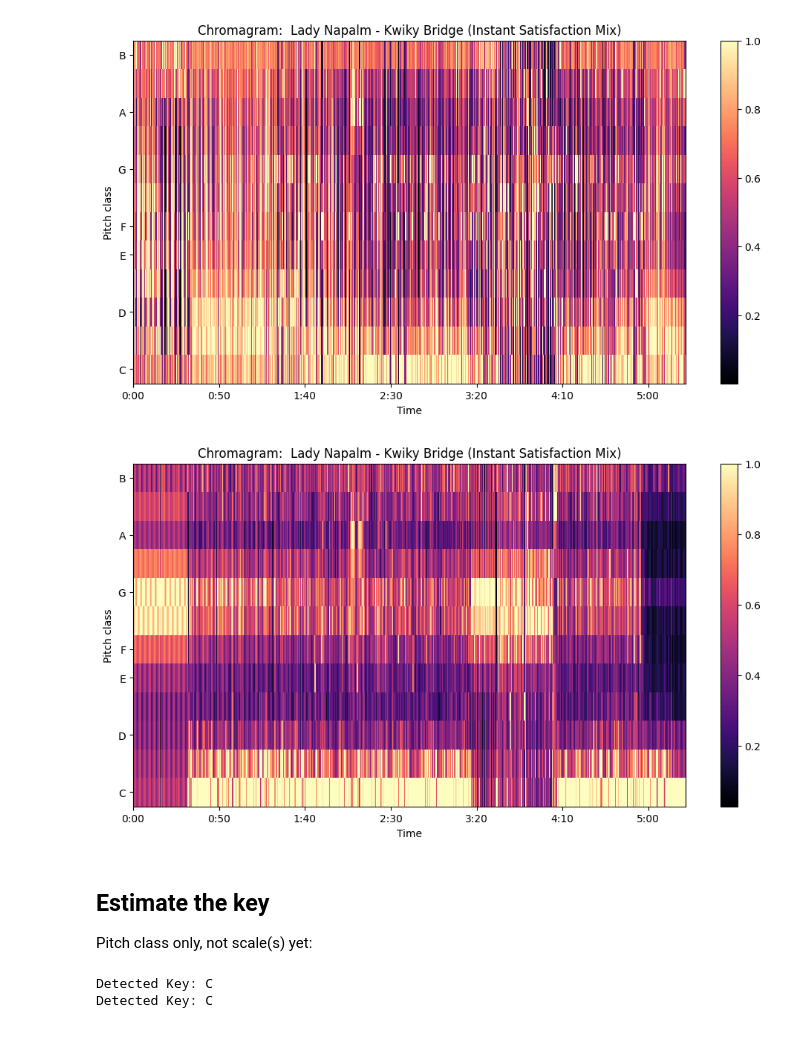
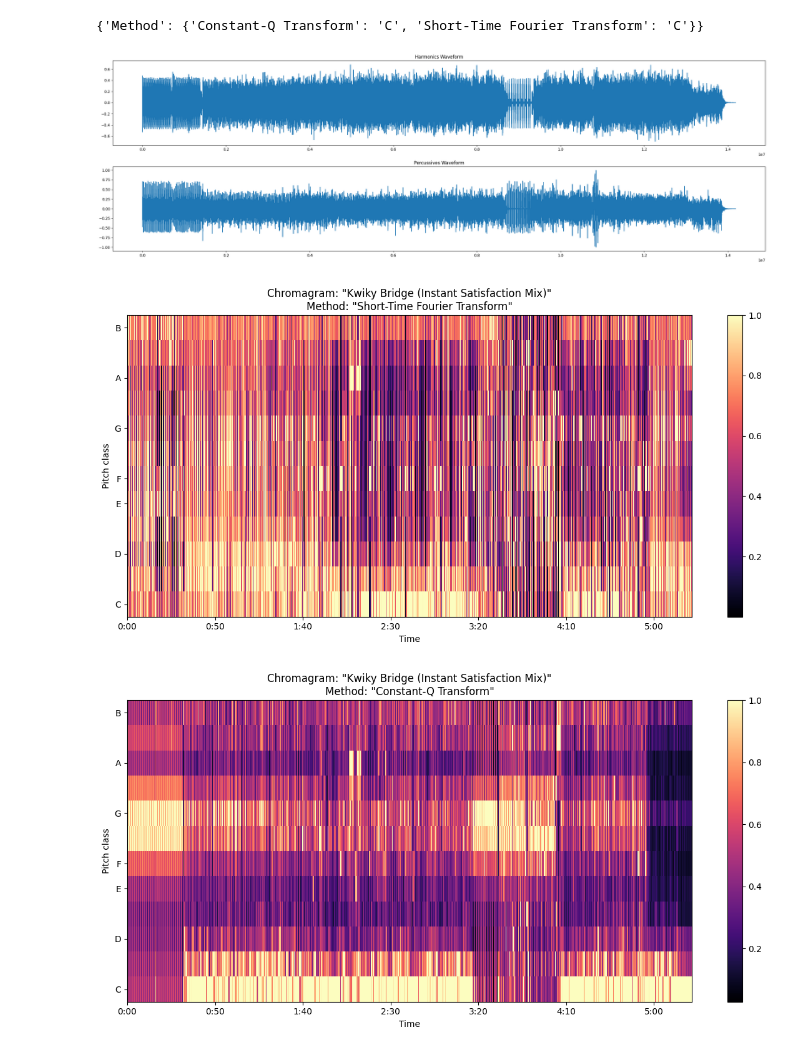
Before and after one commit to badassdatascience/music-production-and-performance, a Jupyter notebook: music_production_and_performance/features/key_detection.ipynb, the cells around one changed output. Drawn from its saved outputs; the diff is of its cells as text; code cells hidden in the pictures.

```diff
--- a/music_production_and_performance/features/key_detection.ipynb
+++ b/music_production_and_performance/features/key_detection.ipynb
@@ -12,6 +0,0 @@ from music_production_and_performance.features.key_detection import detect_key_u
-# %%
-#track_to_analyze = '/home/emily/Downloads/Lady Napalm - Voice in the Distance.aiff'
-track_to_analyze = '/home/emily/Downloads/Lady Napalm - Kwiky Bridge (Instant Satisfaction Mix).aiff'
-
-sampling_rate_for_import = 48000
-hop_length = 1024
@@ -20,3 +0,0 @@ hop_length = 1024
-# %%
-track_title = ''.join(track_to_analyze.split('/')[-1].split('.')[0:-1])
-print(track_title)
@@ -35,5 +0,0 @@ hop_length / sampling_rate_for_import
-# %%
-y, sr = librosa.load(track_to_analyze, sr = 48000)  # we are using a single mono channel here for these analyses
-print(sr)
-print()
-print(y[:10])
@@ -72,23 +1,3 @@ chromagram_cqt = compute_chromagram(y_harmonic, sr, hop_length, function_to_use
-# %%
-display_chromagram(chromagram_stft, track_title)
-# %% [output]
-[figure, removed]
-# %%
-display_chromagram(chromagram_cqt, track_title)
-# %% [output]
-[figure, removed]
-# %% [markdown]
-## Estimate the key
-Pitch class only, not scale(s) yet:
-# %%
-estimated_key_stft, estimated_key_index_stft = detect_key_using_chromagram(chromagram_stft)
-estimated_key_cqt, estimated_key_index_cqt = detect_key_using_chromagram(chromagram_cqt)
-
-print("Detected Key:", estimated_key_stft)
-print("Detected Key:", estimated_key_cqt)
-# %% [output]
-Detected Key: C
-Detected Key: C
 # %%
 import librosa
 import matplotlib.pyplot as plt
@@ -202,3 +122,14 @@ class Track():
 
     def display_key_estimates(self):
         pp.pprint(self.key_estimate)
+# %%
+track_to_analyze = '/home/emily/Downloads/Lady Napalm - Kwiky Bridge (Instant Satisfaction Mix).aiff'
+track_name = 'Kwiky Bridge (Instant Satisfaction Mix)'
+t_kb = Track(track_to_analyze, track_name)
+t_kb.fit()
+t_kb.summary_full()
+# %% [output]
+{'Method': {'Constant-Q Transform': 'C', 'Short-Time Fourier Transform': 'C'}}
+[figure, added]
+[figure, added]
+[figure, added]
```
Also changed, not shown: parts of 21 cells of this notebook.
